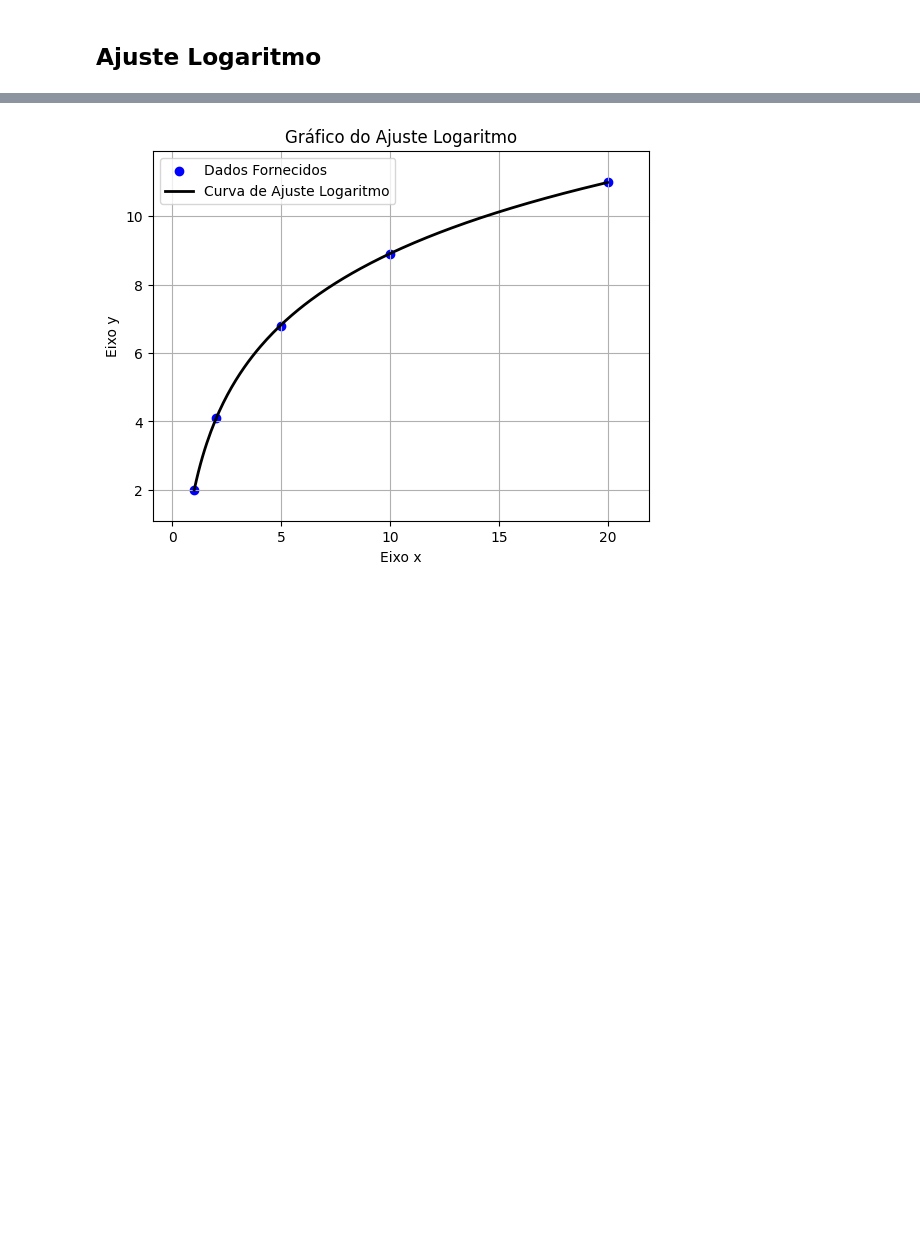
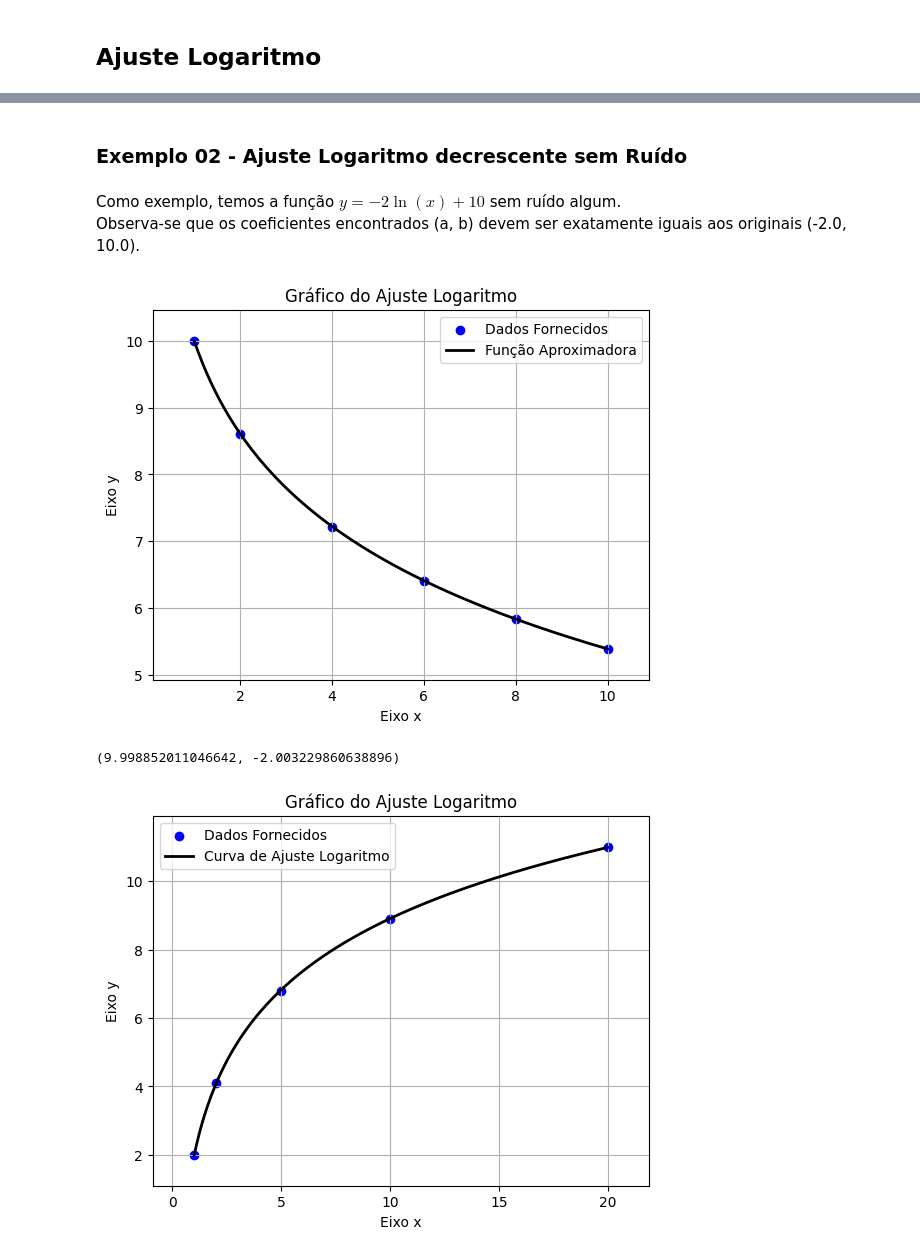
Before and after one commit to Mateus-Band/CB2325NumericaG07, a Jupyter notebook: notebooks_demos/aproximacao_demo.ipynb, the cells around one changed output, grey strips where cells are left out. Drawn from its saved outputs; the diff is of its cells as text; code cells hidden in the pictures; blank space fills up the shorter version.

```diff
--- a/notebooks_demos/aproximacao_demo.ipynb
+++ b/notebooks_demos/aproximacao_demo.ipynb
@@ -179,3 +234,16 @@ ajuste_exponencial([0, 1, 2, 3, 4, 5], [1.1, 1.7, 2.9, 5.1, 8.5, 14.2])
+# %% [markdown]
+### Exemplo 02 - Ajuste Logaritmo decrescente sem Ruído
+# %% [markdown]
+Como exemplo, temos a função $y = -2 \ln(x) + 10$ sem ruído algum. <br>
+Observa-se que os coeficientes encontrados (a, b) devem ser exatamente iguais aos originais (-2.0, 10.0).
+# %%
+X = [1, 2, 4, 6, 8, 10]
+Y = [10.0, 8.61, 7.22, 6.41, 5.83, 5.39]
+
+ajuste_logaritmo(X, Y)
+# %% [output]
+[figure, added]
+(9.998852011046642, -2.003229860638896)
 # %%
 ajuste_logaritmo([1, 2, 5, 10, 20], [2.0, 4.1, 6.8, 8.9, 11.0])
 # %% [output]
```
Also changed, not shown: parts of 29 cells of this notebook.
